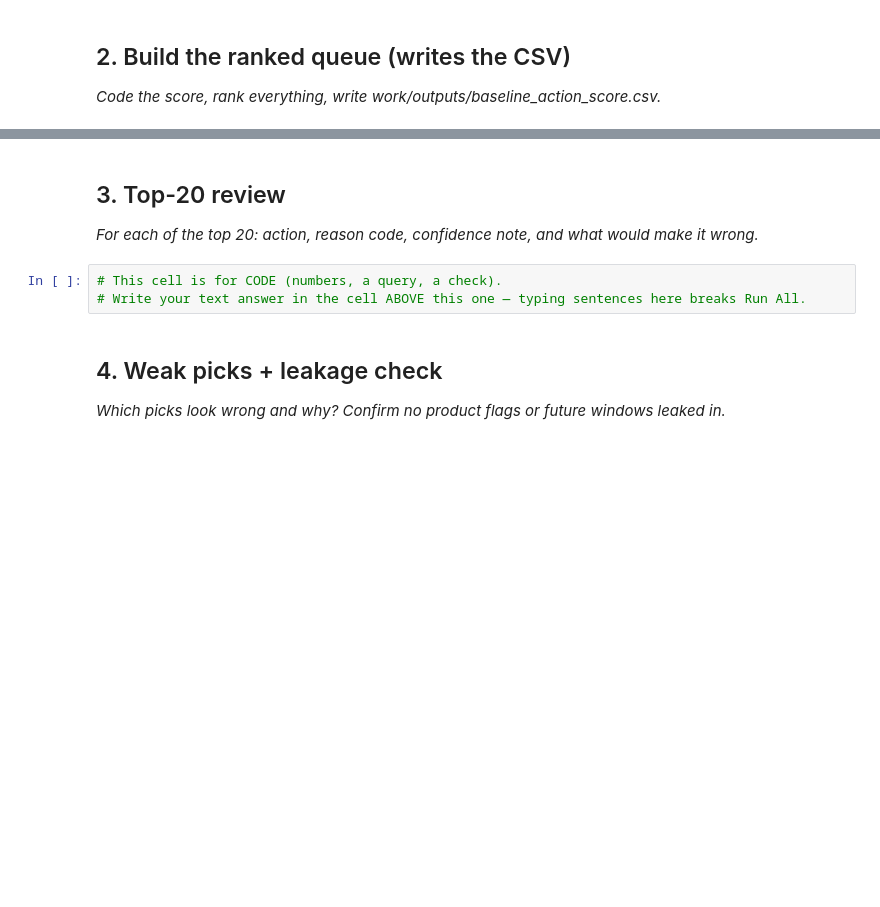
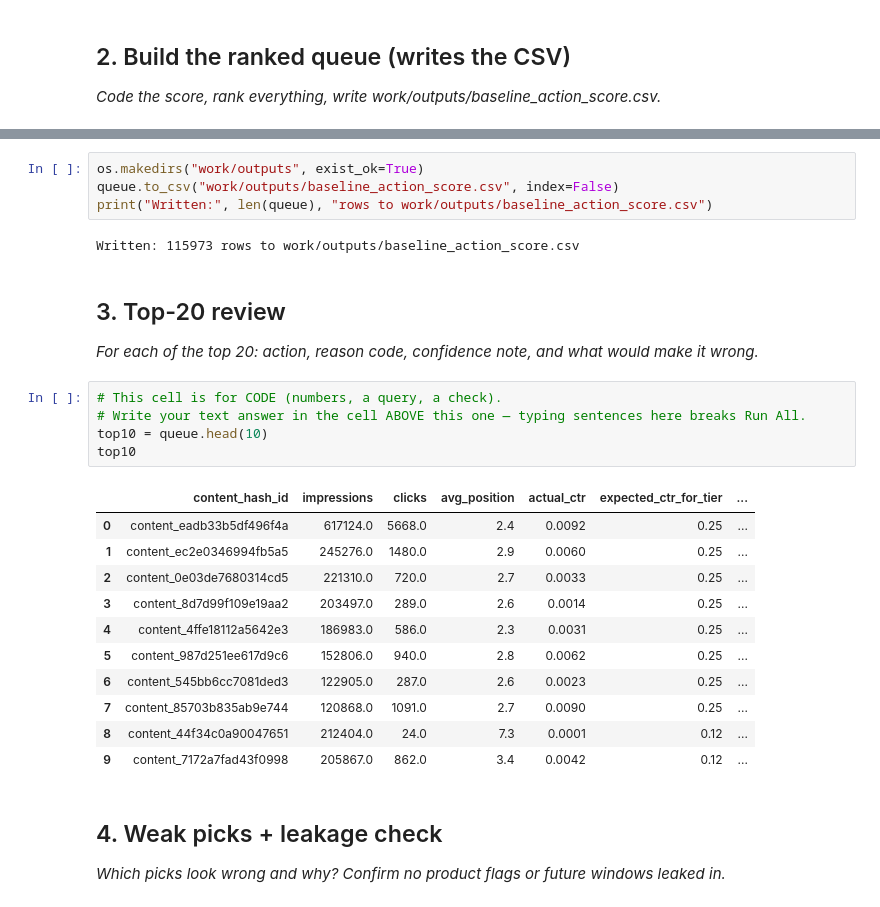
Before and after one commit to manalchaudharyy/FlyrankAI-ML, a Jupyter notebook: work/notebooks/w04_baseline_score.ipynb, the cells around one changed output, grey strips where cells are left out. Drawn from its saved outputs; the diff is of its cells as text; blank space fills up the shorter version.

```diff
--- a/work/notebooks/w04_baseline_score.ipynb
+++ b/work/notebooks/w04_baseline_score.ipynb
@@ -23,3 +187,9 @@ This skeleton is yours to fill. Work the sections **in order** — each one has
+# %%
+os.makedirs("work/outputs", exist_ok=True)
+queue.to_csv("work/outputs/baseline_action_score.csv", index=False)
+print("Written:", len(queue), "rows to work/outputs/baseline_action_score.csv")
+# %% [output]
+Written: 115973 rows to work/outputs/baseline_action_score.csv
 # %% [markdown]
 ## 3. Top-20 review
 
@@ -27,6 +197,20 @@ This skeleton is yours to fill. Work the sections **in order** — each one has
 # %%
 # This cell is for CODE (numbers, a query, a check).
 # Write your text answer in the cell ABOVE this one — typing sentences here breaks Run All.
+top10 = queue.head(10)
+top10
+# %% [output]
+|  | content_hash_id | impressions | clicks | avg_position | actual_ctr | expected_ctr_for_tier | ... |
+| 0 | content_eadb33b5df496f4a | 617124.0 | 5668.0 | 2.4 | 0.0092 | 0.25 | ... |
+| 1 | content_ec2e0346994fb5a5 | 245276.0 | 1480.0 | 2.9 | 0.0060 | 0.25 | ... |
+| 2 | content_0e03de7680314cd5 | 221310.0 | 720.0 | 2.7 | 0.0033 | 0.25 | ... |
+| 3 | content_8d7d99f109e19aa2 | 203497.0 | 289.0 | 2.6 | 0.0014 | 0.25 | ... |
+| 4 | content_4ffe18112a5642e3 | 186983.0 | 586.0 | 2.3 | 0.0031 | 0.25 | ... |
+| 5 | content_987d251ee617d9c6 | 152806.0 | 940.0 | 2.8 | 0.0062 | 0.25 | ... |
+| 6 | content_545bb6cc7081ded3 | 122905.0 | 287.0 | 2.6 | 0.0023 | 0.25 | ... |
+| 7 | content_85703b835ab9e744 | 120868.0 | 1091.0 | 2.7 | 0.0090 | 0.25 | ... |
+| 8 | content_44f34c0a90047651 | 212404.0 | 24.0 | 7.3 | 0.0001 | 0.12 | ... |
+| 9 | content_7172a7fad43f0998 | 205867.0 | 862.0 | 3.4 | 0.0042 | 0.12 | ... |
 # %% [markdown]
 ## 4. Weak picks + leakage check
 
```
Also changed, not shown: parts of 9 cells of this notebook.
